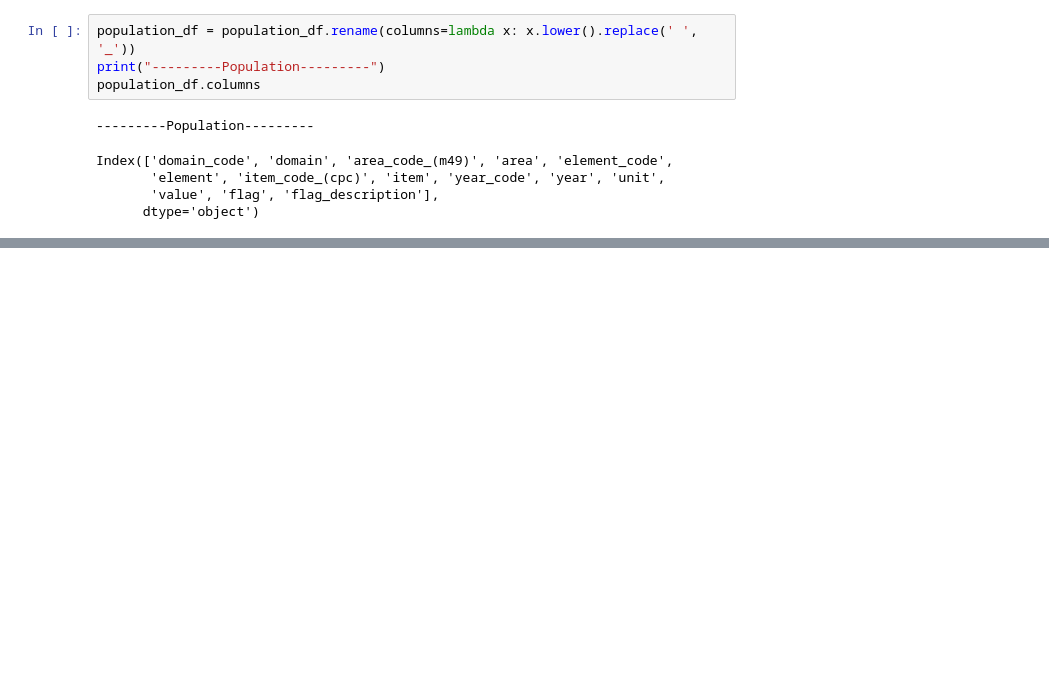
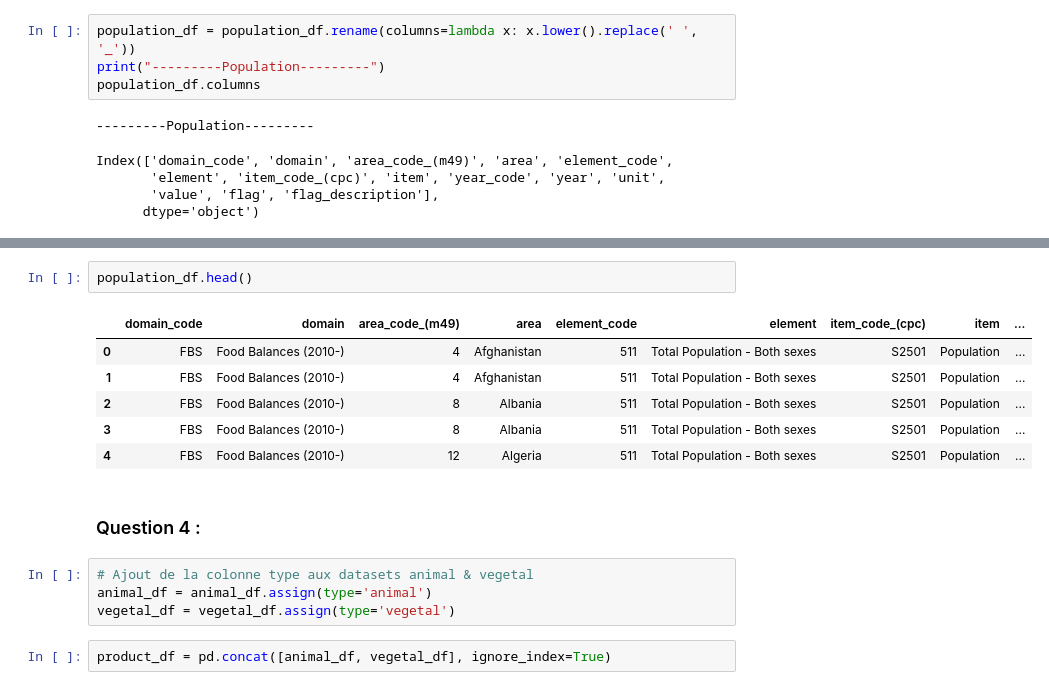
Before and after one commit to neevaiti/faost_exercices, a Jupyter notebook: fao_exercices.ipynb, the cells around one changed output, grey strips where cells are left out. Cells and saved outputs as stored; diff of their text form; blank space fills up the shorter version.

```diff
--- a/fao_exercices.ipynb
+++ b/fao_exercices.ipynb
@@ -70,0 +109,17 @@ Index(['domain_code', 'domain', 'area_code_(m49)', 'area', 'element_code',
+# %%
+population_df.head()
+# %% [output]
+|  | domain_code | domain | area_code_(m49) | area | element_code | element | item_code_(cpc) | item | ... |
+| 0 | FBS | Food Balances (2010-) | 4 | Afghanistan | 511 | Total Population - Both sexes | S2501 | Population | ... |
+| 1 | FBS | Food Balances (2010-) | 4 | Afghanistan | 511 | Total Population - Both sexes | S2501 | Population | ... |
+| 2 | FBS | Food Balances (2010-) | 8 | Albania | 511 | Total Population - Both sexes | S2501 | Population | ... |
+| 3 | FBS | Food Balances (2010-) | 8 | Albania | 511 | Total Population - Both sexes | S2501 | Population | ... |
+| 4 | FBS | Food Balances (2010-) | 12 | Algeria | 511 | Total Population - Both sexes | S2501 | Population | ... |
+# %% [markdown]
+### Question 4 :
+# %%
+# Ajout de la colonne type aux datasets animal & vegetal
+animal_df = animal_df.assign(type='animal')
+vegetal_df = vegetal_df.assign(type='vegetal')
+# %%
+product_df = pd.concat([animal_df, vegetal_df], ignore_index=True)
```
Also changed, not shown: parts of 16 cells of this notebook.
